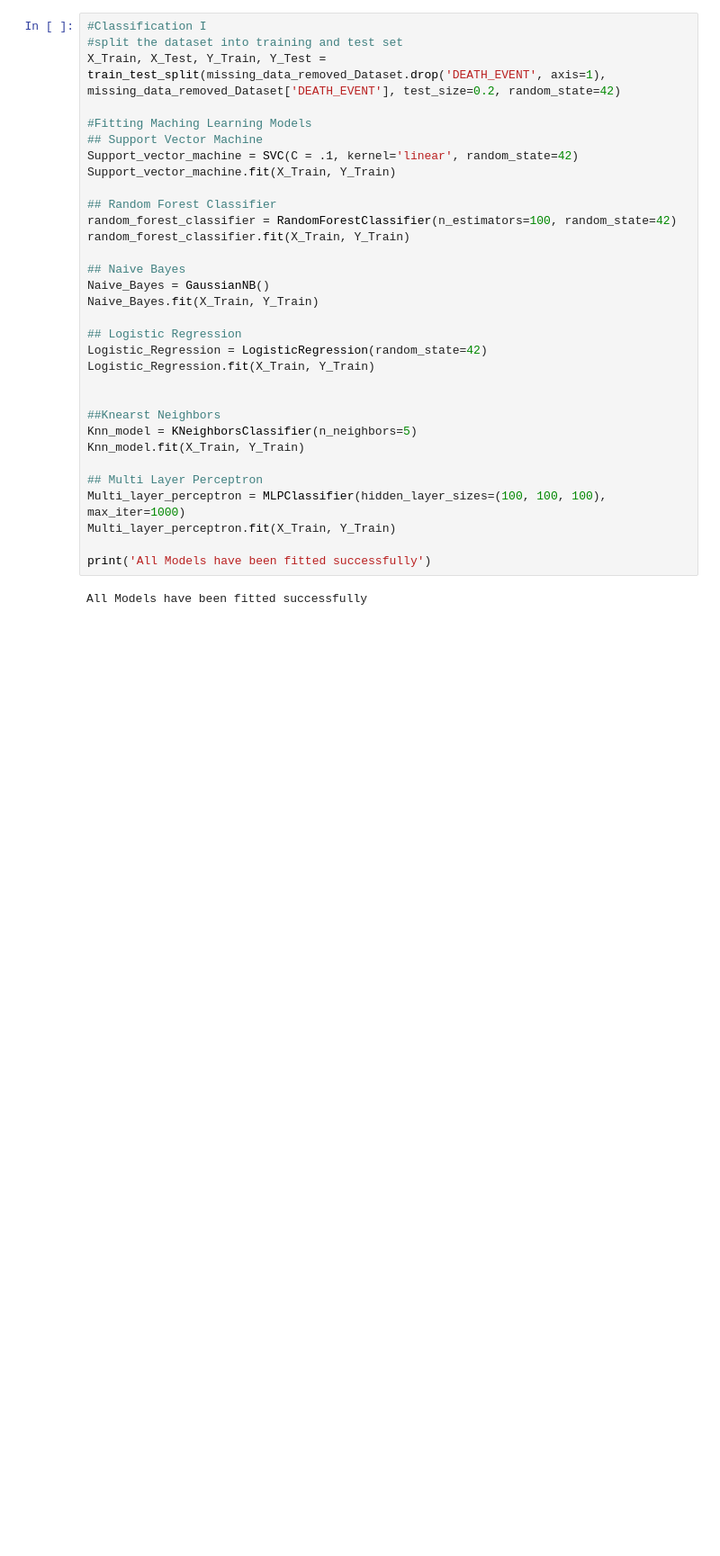
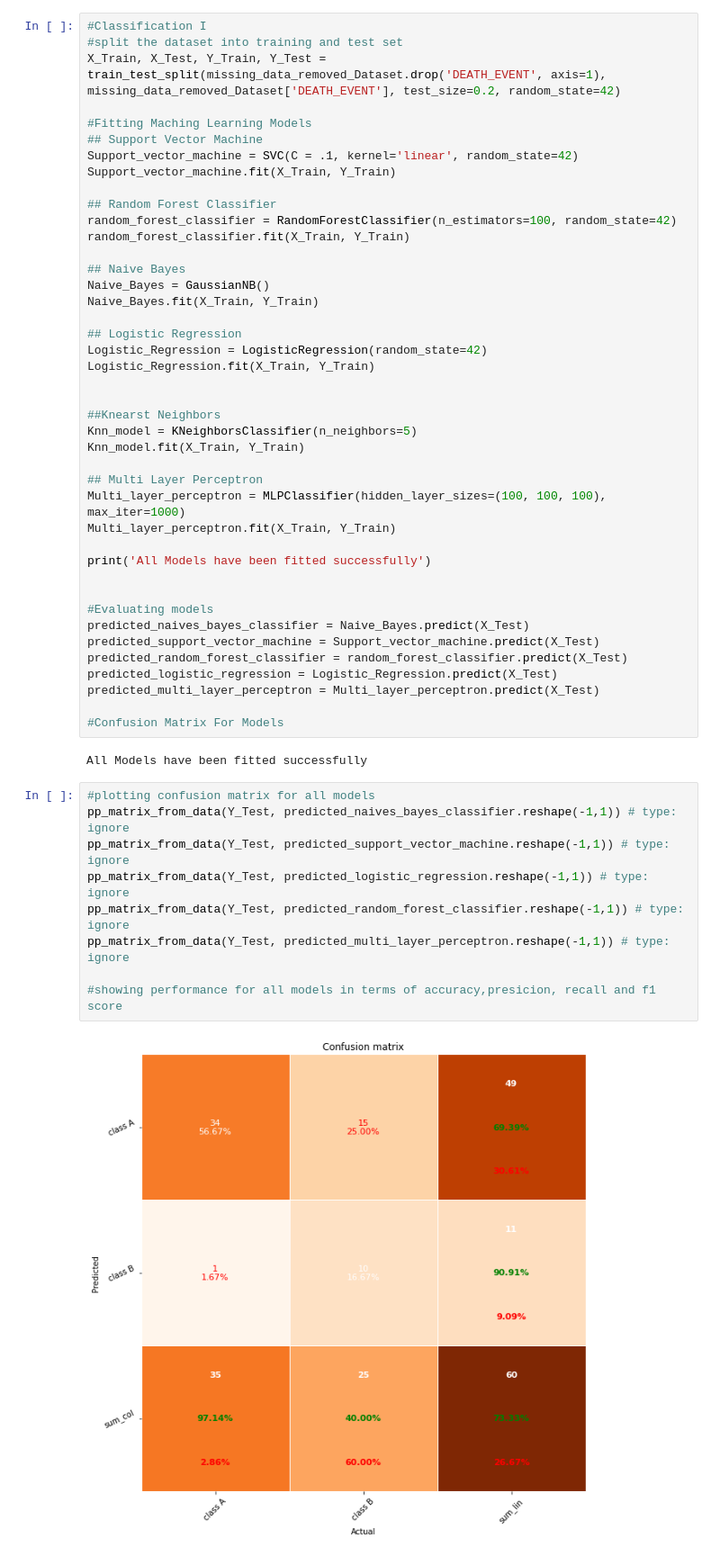
Before and after one commit to thoth2357/Heart_Failure_Prediction, a Jupyter notebook: main.ipynb, the cells around one changed output. Shown at 90% size. Cells and saved outputs as stored; diff of their text form; blank space fills up the shorter version.

Commit message:
Added confusion matrix plots for all models.

```diff
--- a/main.ipynb
+++ b/main.ipynb
@@ -70,5 +73,26 @@ Multi_layer_perceptron = MLPClassifier(hidden_layer_sizes=(100, 100, 100), max_i
 Multi_layer_perceptron.fit(X_Train, Y_Train)
 
 print('All Models have been fitted successfully')
+
+
+#Evaluating models
+predicted_naives_bayes_classifier = Naive_Bayes.predict(X_Test)
+predicted_support_vector_machine = Support_vector_machine.predict(X_Test)
+predicted_random_forest_classifier = random_forest_classifier.predict(X_Test)
+predicted_logistic_regression = Logistic_Regression.predict(X_Test)
+predicted_multi_layer_perceptron = Multi_layer_perceptron.predict(X_Test)
+
+#Confusion Matrix For Models
 # %% [output]
 All Models have been fitted successfully
+# %%
+#plotting confusion matrix for all models
+pp_matrix_from_data(Y_Test, predicted_naives_bayes_classifier.reshape(-1,1)) # type: ignore
+pp_matrix_from_data(Y_Test, predicted_support_vector_machine.reshape(-1,1)) # type: ignore
+pp_matrix_from_data(Y_Test, predicted_logistic_regression.reshape(-1,1)) # type: ignore
+pp_matrix_from_data(Y_Test, predicted_random_forest_classifier.reshape(-1,1)) # type: ignore
+pp_matrix_from_data(Y_Test, predicted_multi_layer_perceptron.reshape(-1,1)) # type: ignore
+
+#showing performance for all models in terms of accuracy,presicion, recall and f1 score
+# %% [output]
+[figure, added]
```
Also changed, not shown: parts of 2 cells of this notebook.
